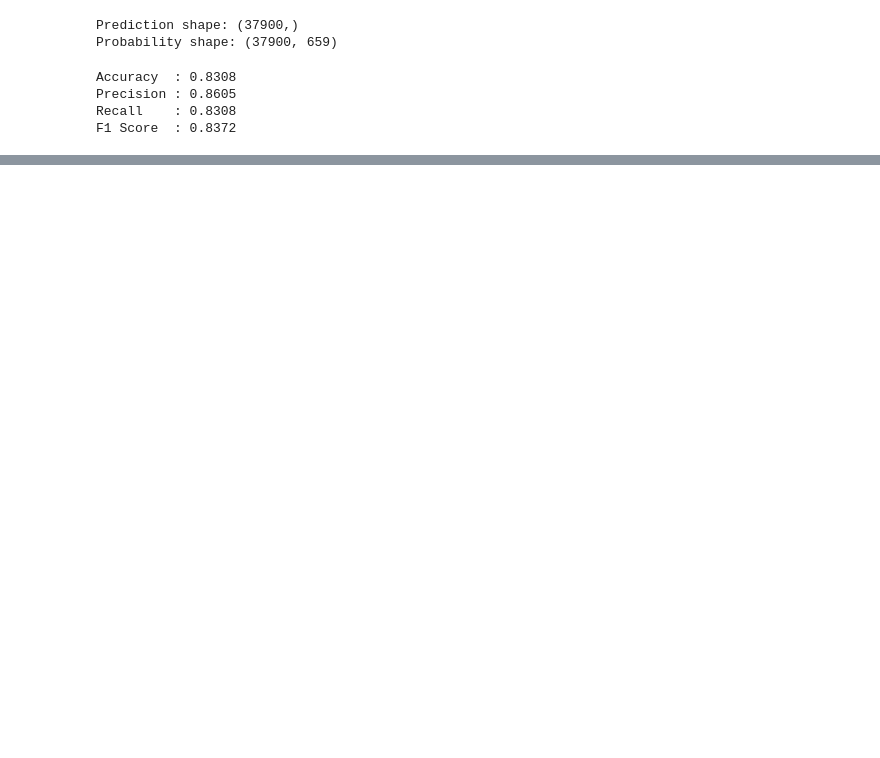
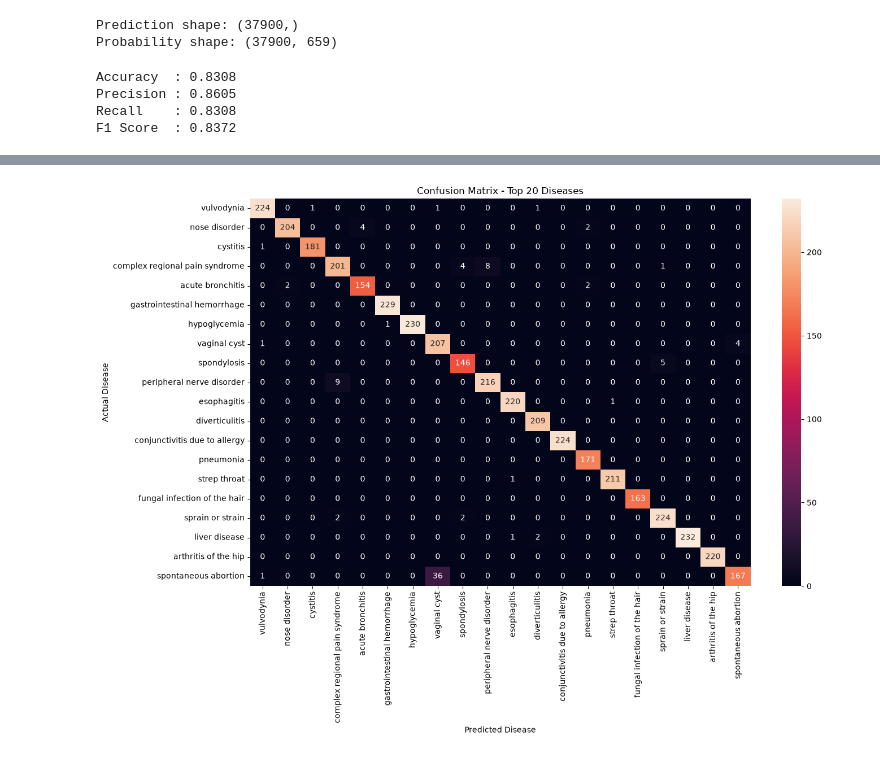
Before and after one commit to Niraj7272/Multi-Diseases_prediction_DL, a Jupyter notebook: notebooks/06_model_evaluation.ipynb, the cells around one changed output, grey strips where cells are left out. Drawn from its saved outputs; the diff is of its cells as text; code cells hidden in the pictures; blank space fills up the shorter version.

```diff
--- a/notebooks/06_model_evaluation.ipynb
+++ b/notebooks/06_model_evaluation.ipynb
@@ -57,0 +156,43 @@ F1 Score  : 0.8372
+# %%
+# Find the 20 most frequent disease classes in test data
+top_20_classes = (
+    pd.Series(y_test)
+    .value_counts()
+    .head(20)
+    .index
+)
+
+# Create confusion matrix
+cm_top20 = confusion_matrix(
+    y_test,
+    y_pred,
+    labels=top_20_classes
+)
+
+# Convert encoded labels to disease names
+top_20_names = label_encoder.inverse_transform(
+    top_20_classes
+)
+
+# Plot
+plt.figure(figsize=(14, 10))
+
+sns.heatmap(
+    cm_top20,
+    annot=True,
+    fmt="d",
+    xticklabels=top_20_names,
+    yticklabels=top_20_names
+)
+
+plt.title("Confusion Matrix - Top 20 Diseases")
+plt.xlabel("Predicted Disease")
+plt.ylabel("Actual Disease")
+
+plt.xticks(rotation=90)
+plt.yticks(rotation=0)
+
+plt.tight_layout()
+plt.show()
+# %% [output]
+[figure, added]
```
Also changed, not shown: parts of 6 cells of this notebook, 12 other files.
